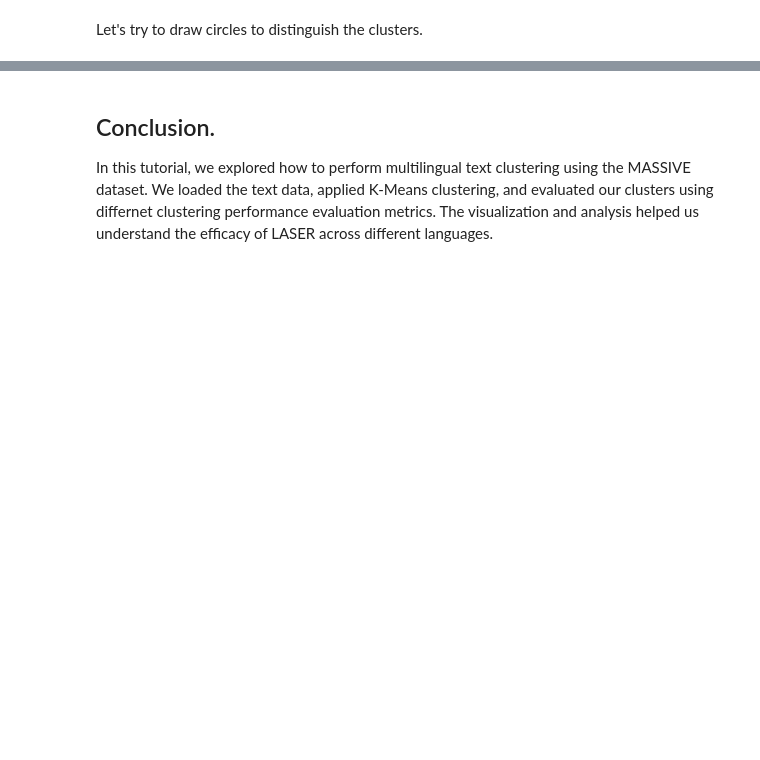
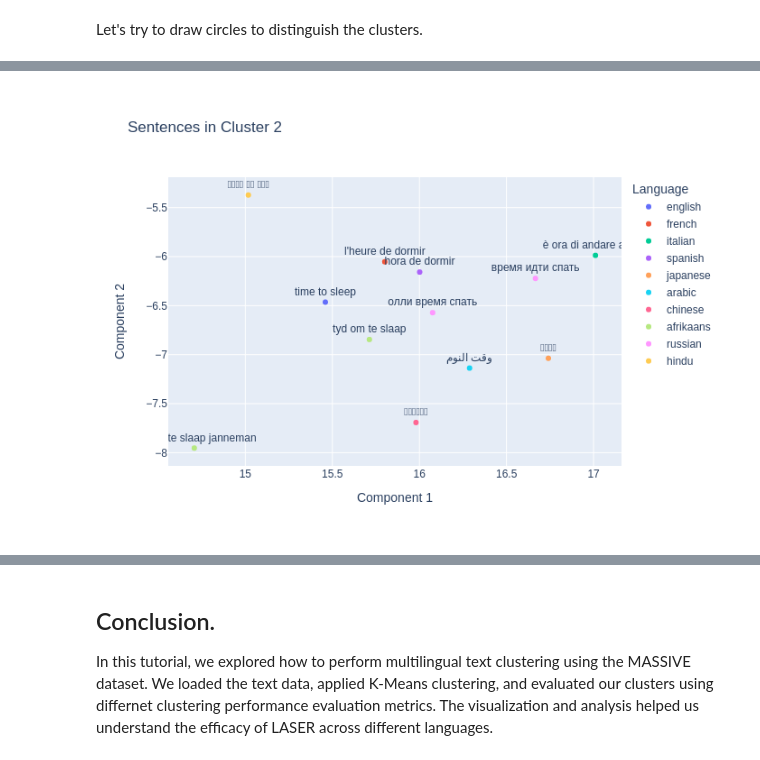
Before and after one commit to facebookresearch/LASER, a Jupyter notebook: tasks/clustering/LaserClusteringExample.ipynb, the cells around one changed output, grey strips where cells are left out. Drawn from its saved outputs; the diff is of its cells as text; code cells hidden in the pictures; blank space fills up the shorter version.

```diff
--- a/tasks/clustering/LaserClusteringExample.ipynb
+++ b/tasks/clustering/LaserClusteringExample.ipynb
@@ -208,0 +255,5 @@ fig.show("png") #for interactive plots use fig.show()
+# %%
+random_cluster = random.choice(range(n_clusters))
+print(f"Sentences in cluster {random_cluster}:")
+for sentence in clustered_sentences[random_cluster]:
+    print(sentence)
@@ -208,0 +274,20 @@ fig.show("png") #for interactive plots use fig.show()
+# %%
+# Prepare data for the selected cluster
+selected_indices = [i for i, label in enumerate(clusters) if label == random_cluster]
+selected_embeddings = reduced_embeddings[selected_indices]
+selected_sentences = [combined_sentences[i] for i in selected_indices]
+selected_sentences_languages =  [languages[i] for i in selected_indices]
+
+df_selected = pd.DataFrame({
+    'Component 1': selected_embeddings[:, 0],
+    'Component 2': selected_embeddings[:, 1],
+    'Sentence': selected_sentences,
+    "Language": selected_sentences_languages
+})
+
+fig = px.scatter(df_selected, x='Component 1', y='Component 2',color='Language', text='Sentence', title=f'Sentences in Cluster {random_cluster}')
+fig.update_traces(textposition='top center')
+fig.update_layout(showlegend=True)
+fig.show("png")
+# %% [output]
+[figure, added]
```
Also changed, not shown: parts of 12 cells of this notebook.
